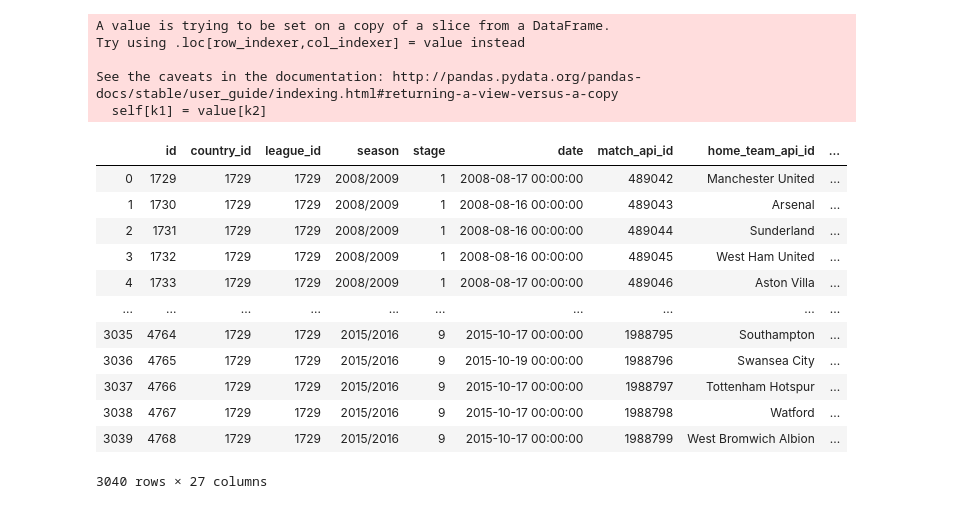
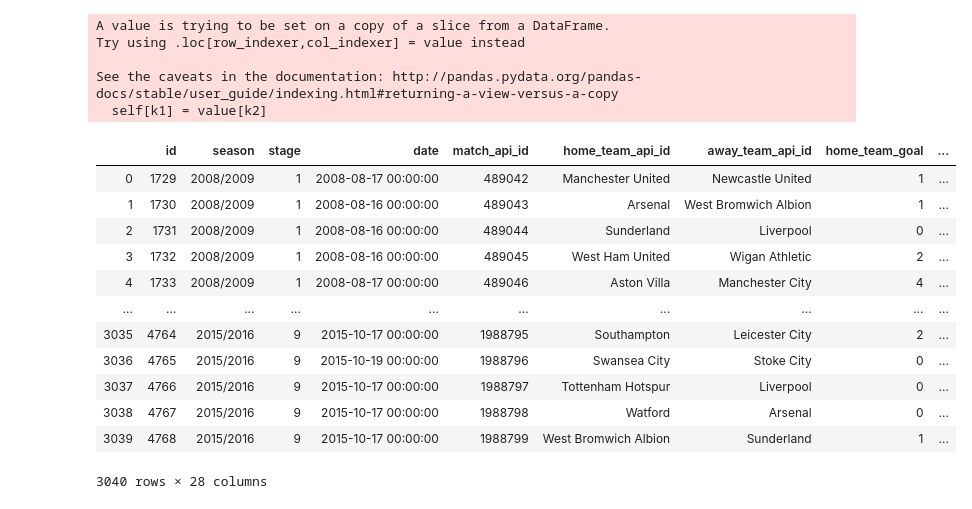
Before and after one commit to enliktjioe/nn2020-football, a Jupyter notebook: Preprocessing.ipynb, the cells around one changed output. Drawn from its saved outputs; the diff is of its cells as text; code cells hidden in the pictures.

```diff
--- a/Preprocessing.ipynb
+++ b/Preprocessing.ipynb
@@ -271,10 +271,10 @@ for i in range(len(df_EPL['card'])):
     away_y_card.append(away_y_card_count)
     away_r_card.append(away_r_card_count)
 # %%
-df_EPL['home_y_card'] = home_y_card
-df_EPL['away_y_card'] = away_y_card
-df_EPL['home_r_card'] = home_r_card
-df_EPL['away_r_card'] = away_r_card
+df_EPL.loc[:,"home_y_card"] = home_y_card
+df_EPL.loc[:,"home_r_card"] = home_r_card
+df_EPL.loc[:,"away_y_card"] = away_y_card
+df_EPL.loc[:,"away_r_card"] = away_r_card
 # %% [output]
 A value is trying to be set on a copy of a slice from a DataFrame.
 Try using .loc[row_indexer,col_indexer] = value instead
@@ -351,7 +397,13 @@ for i in range(len(df_EPL)):
 # %%
-df_EPL['home_cross'] = home_cross
-df_EPL['away_cross'] = away_cross
-df_EPL['home_corner'] = home_corner
-df_EPL['away_corner'] = away_corner
-df_EPL['home_possession'] = home_possession
-df_EPL['away_possession'] = away_possession
+df_EPL.loc[:,"home_foulcommit"] = home_foulcommit
+df_EPL.loc[:,"away_foulcommit"] = away_foulcommit
+df_EPL.loc[:,"home_shoton"] = home_shoton
+df_EPL.loc[:,"away_shoton"] = away_shoton
+df_EPL.loc[:,"home_shotoff"] = home_shotoff
+df_EPL.loc[:,"away_shotoff"] = away_shotoff
+df_EPL.loc[:,"home_cross"] = home_cross
+df_EPL.loc[:,"away_cross"] = away_cross
+df_EPL.loc[:,"home_corner"] = home_corner
+df_EPL.loc[:,"away_corner"] = away_corner
+df_EPL.loc[:,"home_possession"] = home_possession
+df_EPL.loc[:,"away_possession"] = away_possession
@@ -389,22 +423,22 @@ See the caveats in the documentation: http://pandas.pydata.org/pandas-docs/stabl
 # %%
 pd.set_option('display.max_columns', None)
 
-df_EPL_final = df_EPL[df_EPL.columns.drop(list(matches.filter(regex='card|^goal$|cross|corner|possession')))]
+df_EPL_final = df_EPL[df_EPL.columns.drop(list(matches.filter(regex='country_id|league_id|card|^goal$|^foulcommit$|^shoton$|^shotoff$|cross|corner|possession')))]
 df_EPL_final
 # %% [output]
-|  | id | country_id | league_id | season | stage | date | match_api_id | home_team_api_id | ... |
-| 0 | 1729 | 1729 | 1729 | 2008/2009 | 1 | 2008-08-17 00:00:00 | 489042 | Manchester United | ... |
-| 1 | 1730 | 1729 | 1729 | 2008/2009 | 1 | 2008-08-16 00:00:00 | 489043 | Arsenal | ... |
-| 2 | 1731 | 1729 | 1729 | 2008/2009 | 1 | 2008-08-16 00:00:00 | 489044 | Sunderland | ... |
-| 3 | 1732 | 1729 | 1729 | 2008/2009 | 1 | 2008-08-16 00:00:00 | 489045 | West Ham United | ... |
-| 4 | 1733 | 1729 | 1729 | 2008/2009 | 1 | 2008-08-17 00:00:00 | 489046 | Aston Villa | ... |
+|  | id | season | stage | date | match_api_id | home_team_api_id | away_team_api_id | home_team_goal | ... |
+| 0 | 1729 | 2008/2009 | 1 | 2008-08-17 00:00:00 | 489042 | Manchester United | Newcastle United | 1 | ... |
+| 1 | 1730 | 2008/2009 | 1 | 2008-08-16 00:00:00 | 489043 | Arsenal | West Bromwich Albion | 1 | ... |
+| 2 | 1731 | 2008/2009 | 1 | 2008-08-16 00:00:00 | 489044 | Sunderland | Liverpool | 0 | ... |
+| 3 | 1732 | 2008/2009 | 1 | 2008-08-16 00:00:00 | 489045 | West Ham United | Wigan Athletic | 2 | ... |
+| 4 | 1733 | 2008/2009 | 1 | 2008-08-17 00:00:00 | 489046 | Aston Villa | Manchester City | 4 | ... |
 | ... | ... | ... | ... | ... | ... | ... | ... | ... | ... |
-| 3035 | 4764 | 1729 | 1729 | 2015/2016 | 9 | 2015-10-17 00:00:00 | 1988795 | Southampton | ... |
-| 3036 | 4765 | 1729 | 1729 | 2015/2016 | 9 | 2015-10-19 00:00:00 | 1988796 | Swansea City | ... |
-| 3037 | 4766 | 1729 | 1729 | 2015/2016 | 9 | 2015-10-17 00:00:00 | 1988797 | Tottenham Hotspur | ... |
-| 3038 | 4767 | 1729 | 1729 | 2015/2016 | 9 | 2015-10-17 00:00:00 | 1988798 | Watford | ... |
-| 3039 | 4768 | 1729 | 1729 | 2015/2016 | 9 | 2015-10-17 00:00:00 | 1988799 | West Bromwich Albion | ... |
+| 3035 | 4764 | 2015/2016 | 9 | 2015-10-17 00:00:00 | 1988795 | Southampton | Leicester City | 2 | ... |
+| 3036 | 4765 | 2015/2016 | 9 | 2015-10-19 00:00:00 | 1988796 | Swansea City | Stoke City | 0 | ... |
+| 3037 | 4766 | 2015/2016 | 9 | 2015-10-17 00:00:00 | 1988797 | Tottenham Hotspur | Liverpool | 0 | ... |
+| 3038 | 4767 | 2015/2016 | 9 | 2015-10-17 00:00:00 | 1988798 | Watford | Arsenal | 0 | ... |
+| 3039 | 4768 | 2015/2016 | 9 | 2015-10-17 00:00:00 | 1988799 | West Bromwich Albion | Sunderland | 1 | ... |
-3040 rows × 27 columns
+3040 rows × 28 columns
 # %%
 df_EPL.to_csv(path + "EPL.csv")
 df_LaLiga.to_csv(path + "LaLiga.csv")
```
Also changed, not shown: parts of 6 cells of this notebook.
